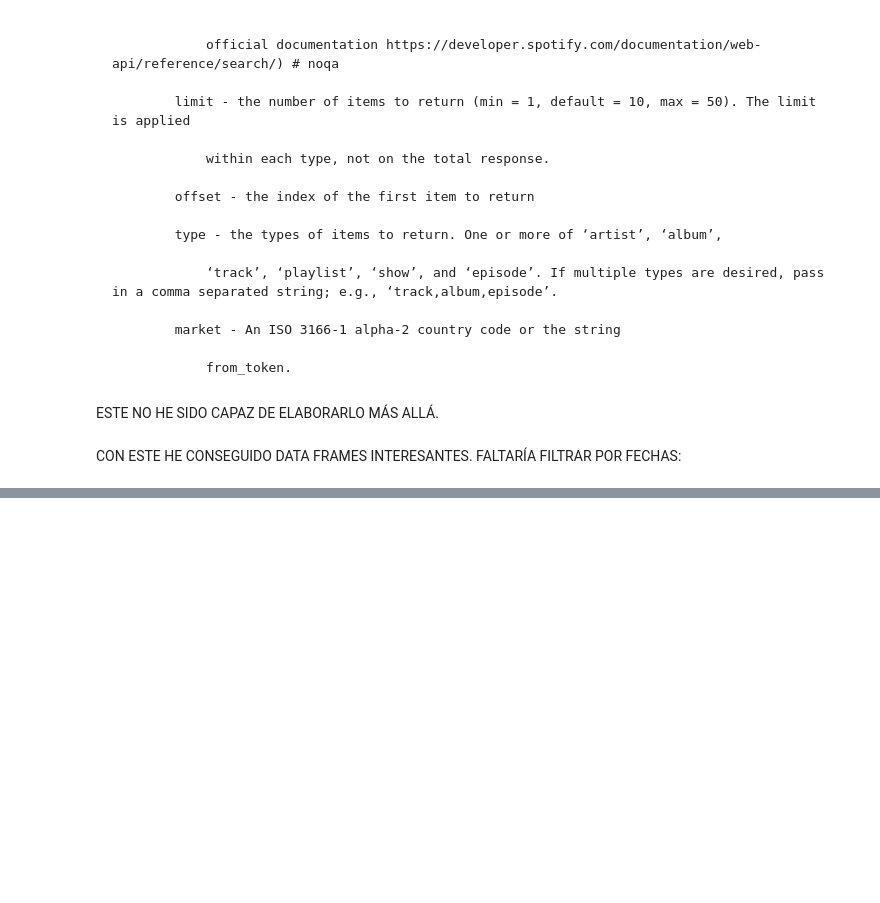
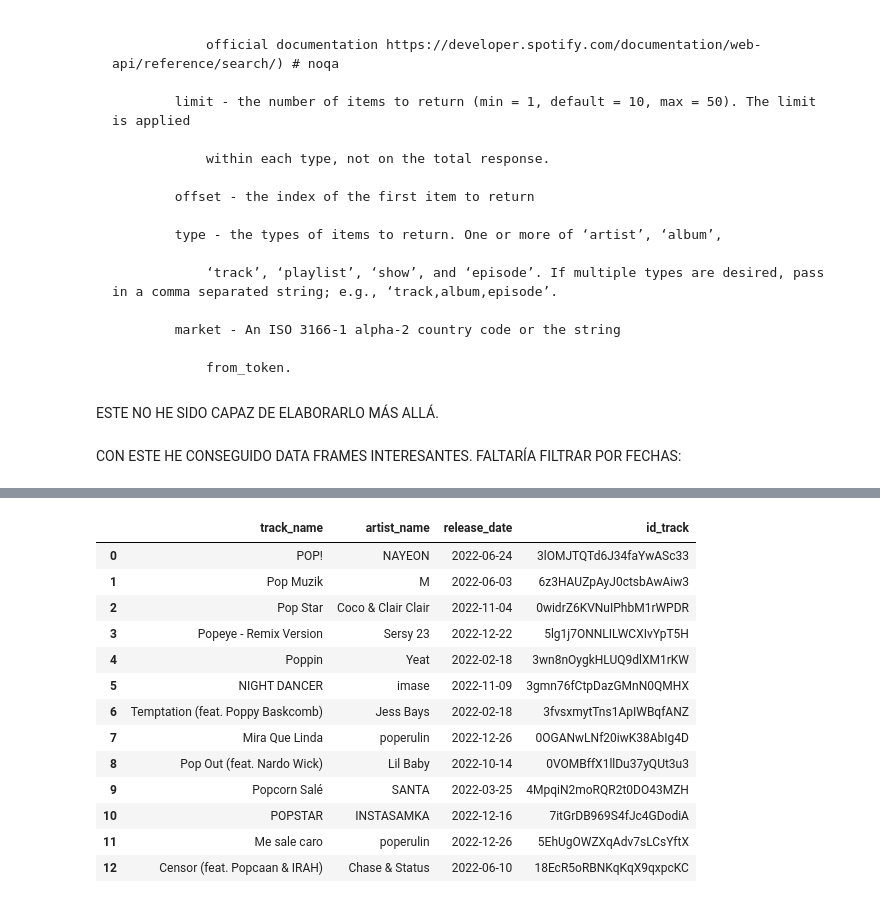
Before and after one commit to NuriaSalasVazquez/da-project-promo-49-modulo-2-team-4, a Jupyter notebook: extraccion2022.ipynb, the cells around one changed output, grey strips where cells are left out. Cells and saved outputs as stored; diff of their text form; code cells hidden in the pictures; blank space fills up the shorter version.

```diff
--- a/extraccion2022.ipynb
+++ b/extraccion2022.ipynb
@@ -133 +223,12 @@ df_pop
 200 rows × 4 columns
+# %%
+listado_final_pop =[]
+
+for f in pop:
+
+    if f ['release_date'][:4]== '2022':
+
+        print (f)
+        listado_final_pop. append (f)
+
+        print (listado_final_pop)
@@ -134,2 +253,20 @@ df_pop
+# %%
+df_listado_final_pop = pd. DataFrame (listado_final_pop)
+df_listado_final_pop
+# %% [output]
+|  | track_name | artist_name | release_date | id_track |
+| 0 | POP! | NAYEON | 2022-06-24 | 3lOMJTQTd6J34faYwASc33 |
+| 1 | Pop Muzik | M | 2022-06-03 | 6z3HAUZpAyJ0ctsbAwAiw3 |
+| 2 | Pop Star | Coco & Clair Clair | 2022-11-04 | 0widrZ6KVNuIPhbM1rWPDR |
+| 3 | Popeye - Remix Version | Sersy 23 | 2022-12-22 | 5lg1j7ONNLILWCXIvYpT5H |
+| 4 | Poppin | Yeat | 2022-02-18 | 3wn8nOygkHLUQ9dlXM1rKW |
+| 5 | NIGHT DANCER | imase | 2022-11-09 | 3gmn76fCtpDazGMnN0QMHX |
+| 6 | Temptation (feat. Poppy Baskcomb) | Jess Bays | 2022-02-18 | 3fvsxmytTns1ApIWBqfANZ |
+| 7 | Mira Que Linda | poperulin | 2022-12-26 | 0OGANwLNf20iwK38AbIg4D |
+| 8 | Pop Out (feat. Nardo Wick) | Lil Baby | 2022-10-14 | 0VOMBffX1llDu37yQUt3u3 |
+| 9 | Popcorn Salé | SANTA | 2022-03-25 | 4MpqiN2moRQR2t0DO43MZH |
+| 10 | POPSTAR | INSTASAMKA | 2022-12-16 | 7itGrDB969S4fJc4GDodiA |
+| 11 | Me sale caro | poperulin | 2022-12-26 | 5EhUgOWZXqAdv7sLCsYftX |
+| 12 | Censor (feat. Popcaan & IRAH) | Chase & Status | 2022-06-10 | 18EcR5oRBNKqKqX9qxpcKC |
 # %%
 rastreo_global('rap')
```
Also changed, not shown: parts of 16 cells of this notebook.
